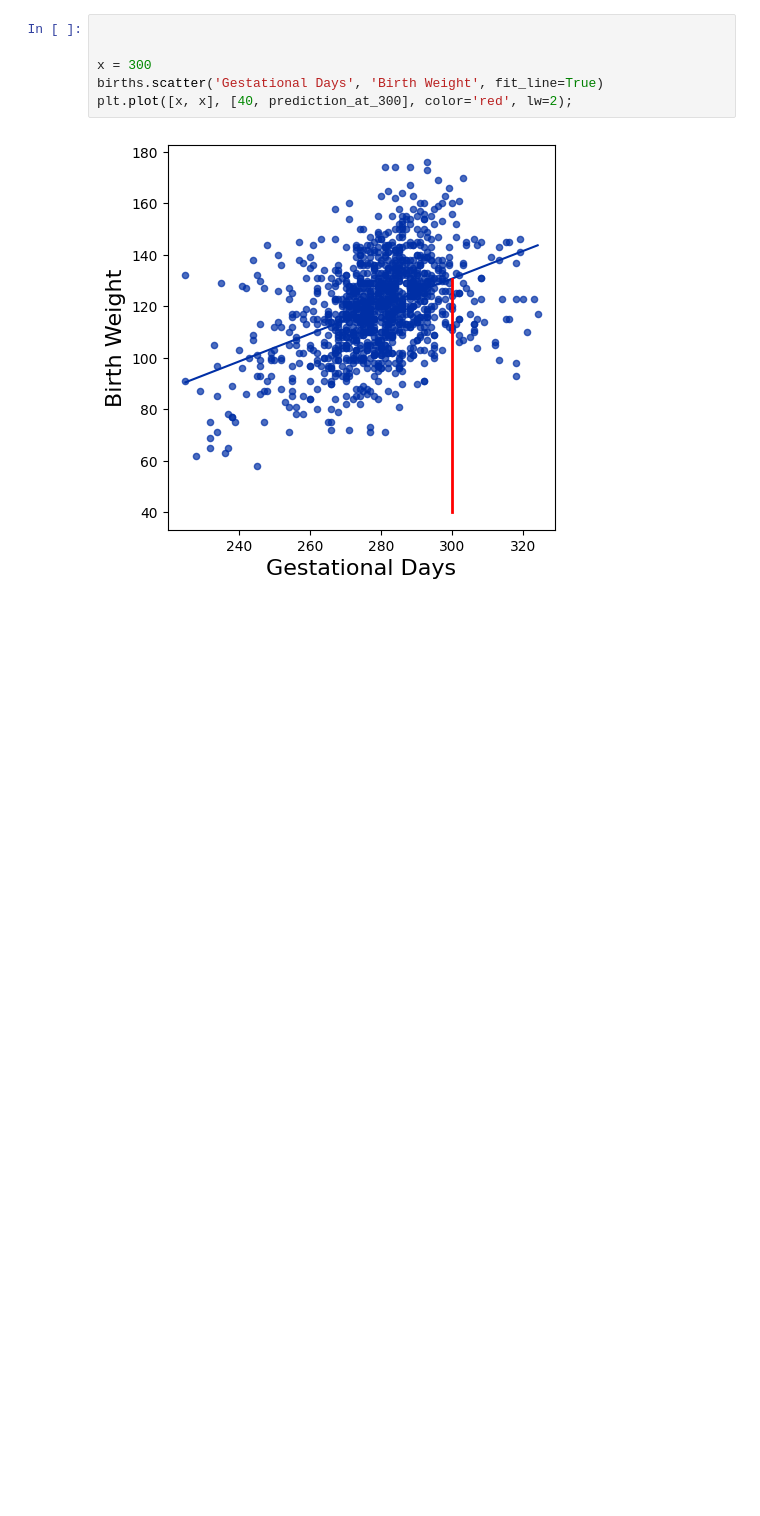
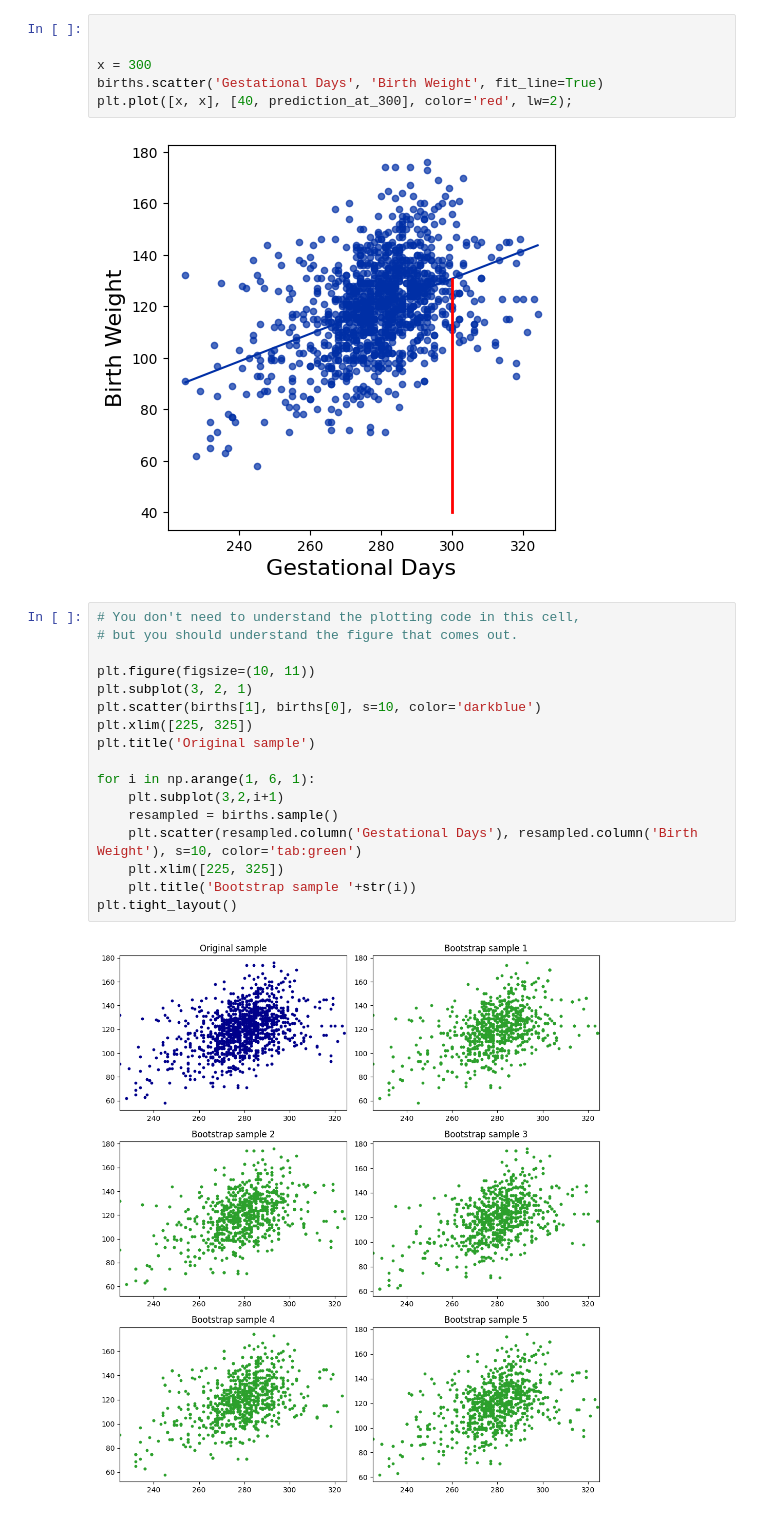
Before and after one commit to lochnes-007/Data8, a Jupyter notebook: 33-RegressionInference.ipynb, the cells around one changed output. Drawn from its saved outputs; the diff is of its cells as text; blank space fills up the shorter version.

```diff
--- a/33-RegressionInference.ipynb
+++ b/33-RegressionInference.ipynb
@@ -132,3 +132,22 @@ births.scatter('Gestational Days', 'Birth Weight', fit_line=True)
 plt.plot([x, x], [40, prediction_at_300], color='red', lw=2);
 # %% [output]
 [figure]
+# %%
+# You don't need to understand the plotting code in this cell,
+# but you should understand the figure that comes out.
+
+plt.figure(figsize=(10, 11))
+plt.subplot(3, 2, 1)
+plt.scatter(births[1], births[0], s=10, color='darkblue')
+plt.xlim([225, 325])
+plt.title('Original sample')
+
+for i in np.arange(1, 6, 1):
+    plt.subplot(3,2,i+1)
+    resampled = births.sample()
+    plt.scatter(resampled.column('Gestational Days'), resampled.column('Birth Weight'), s=10, color='tab:green')
+    plt.xlim([225, 325])
+    plt.title('Bootstrap sample '+str(i))
+plt.tight_layout()
+# %% [output]
+[figure, added]
```
Also changed, not shown: parts of 21 cells of this notebook.
